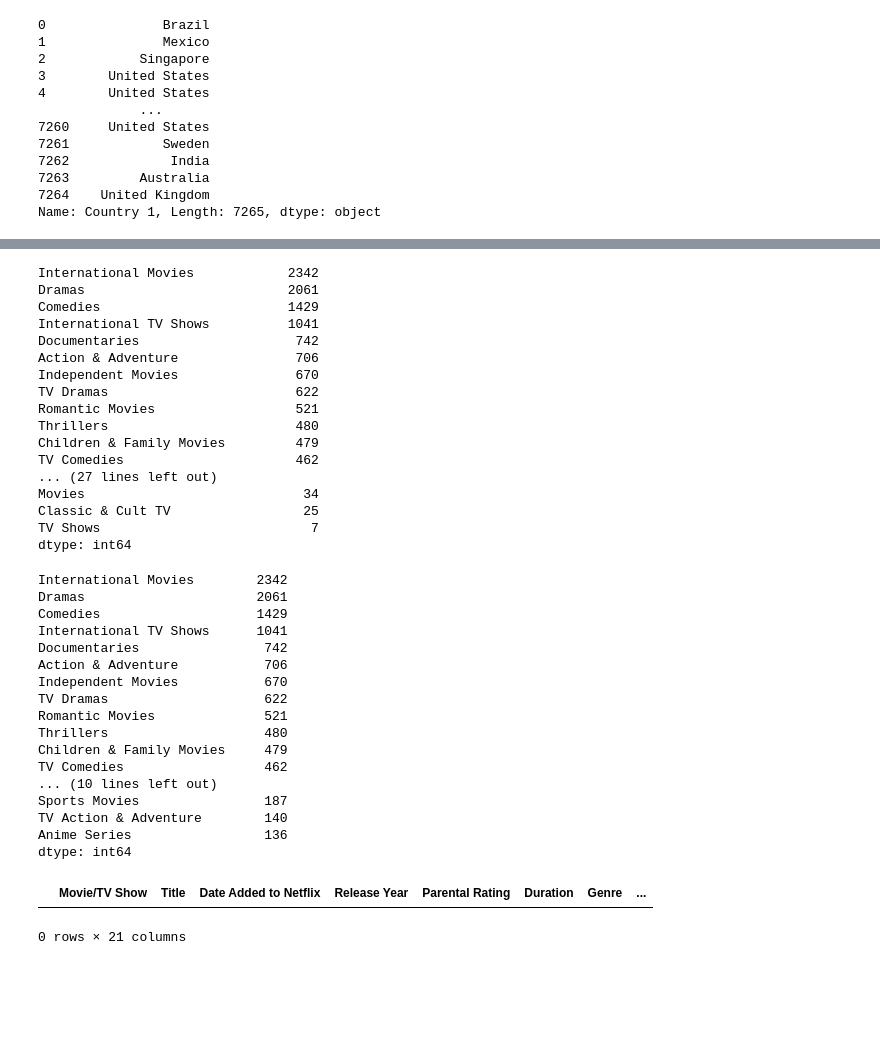
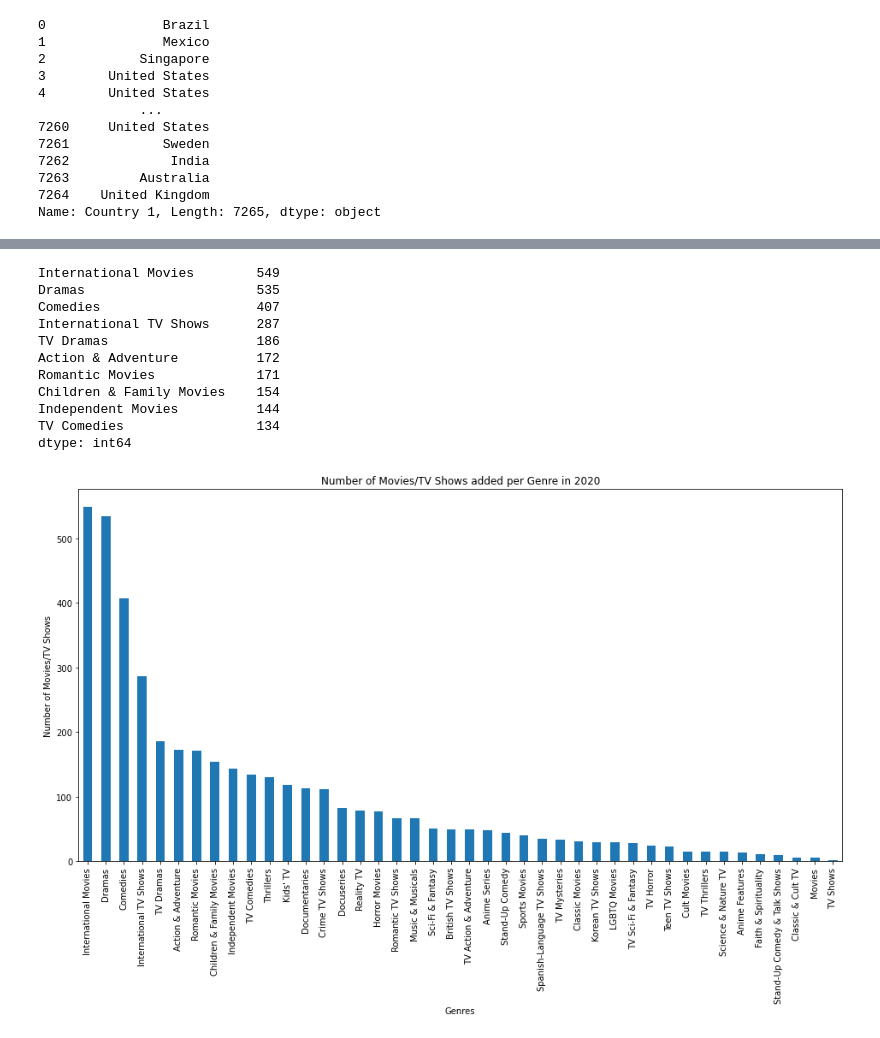
Before and after one commit to terrilvallikalam/Project1-TheFloorIsJava, a Jupyter notebook: Question 2.ipynb, the cells around one changed output, grey strips where cells are left out. Saved outputs shown, nothing was run; the diff lists cells and outputs as text; code cells hidden in the pictures; blank space fills up the shorter version.

```diff
--- a/Question 2.ipynb
+++ b/Question 2.ipynb
@@ -154,0 +151,3 @@ dtype: object
+# %%
+netflix_2020 = netflix_df.loc[netflix_df["Year Added to Netflix"] == 2020]
+netflix_2020
@@ -155,47 +168,23 @@ dtype: object
 # %%
-genrecount = netflix_q1.listed_in.str.get_dummies(sep=', ').sum().sort_values(ascending=False)
-genrecount
+genre = netflix_2020.Genre.str.get_dummies(sep=', ').sum().sort_values(ascending=False)
+genre.head(10)
 # %% [output]
-International Movies            2342
-Dramas                          2061
-Comedies                        1429
-International TV Shows          1041
-Documentaries                    742
-Action & Adventure               706
-Independent Movies               670
-TV Dramas                        622
-Romantic Movies                  521
-Thrillers                        480
-Children & Family Movies         479
-TV Comedies                      462
-... (27 lines left out)
-Movies                            34
-Classic & Cult TV                 25
-TV Shows                           7
+International Movies        549
+Dramas                      535
+Comedies                    407
+International TV Shows      287
+TV Dramas                   186
+Action & Adventure          172
+Romantic Movies             171
+Children & Family Movies    154
+Independent Movies          144
+TV Comedies                 134
 dtype: int64
-# %%
-genrecount.head(25)
-# %% [output]
-International Movies        2342
-Dramas                      2061
-Comedies                    1429
-International TV Shows      1041
-Documentaries                742
-Action & Adventure           706
-Independent Movies           670
-TV Dramas                    622
-Romantic Movies              521
-Thrillers                    480
-Children & Family Movies     479
-TV Comedies                  462
-... (10 lines left out)
-Sports Movies                187
-TV Action & Adventure        140
-Anime Series                 136
-dtype: int64
-# %%
-year = netflix_df.loc[netflix_df["Year Added to Netflix"] == "2010"]
-year
-# %% [output]
-|  | Movie/TV Show | Title | Date Added to Netflix | Release Year | Parental Rating | Duration | Genre | ... |
-0 rows × 21 columns
+# %%
+genre.plot(kind = "bar", figsize = (16,8))
+plt.title("Number of Movies/TV Shows added per Genre in 2020")
+plt.xlabel("Genres")
+plt.ylabel("Number of Movies/TV Shows")
+plt.show()
+# %% [output]
+[figure, added]
```
Also changed, not shown: parts of 12 cells of this notebook, 2 other files.
